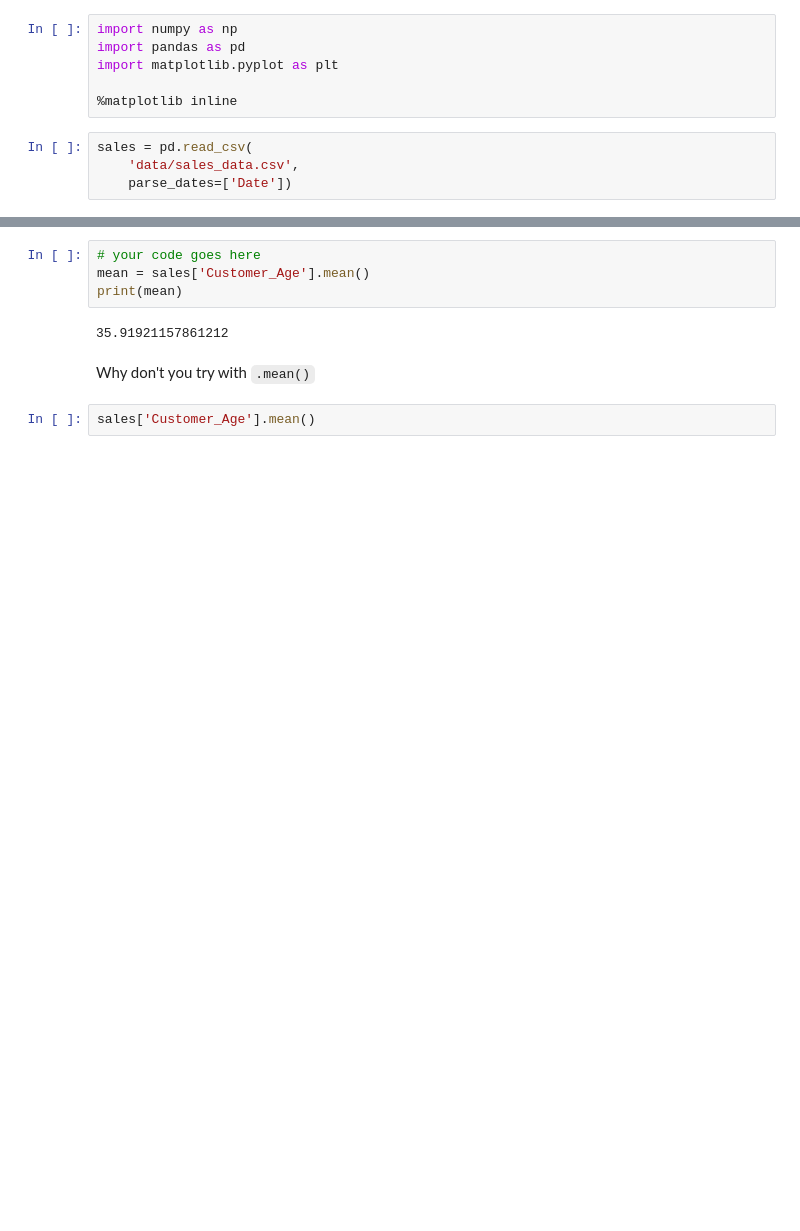
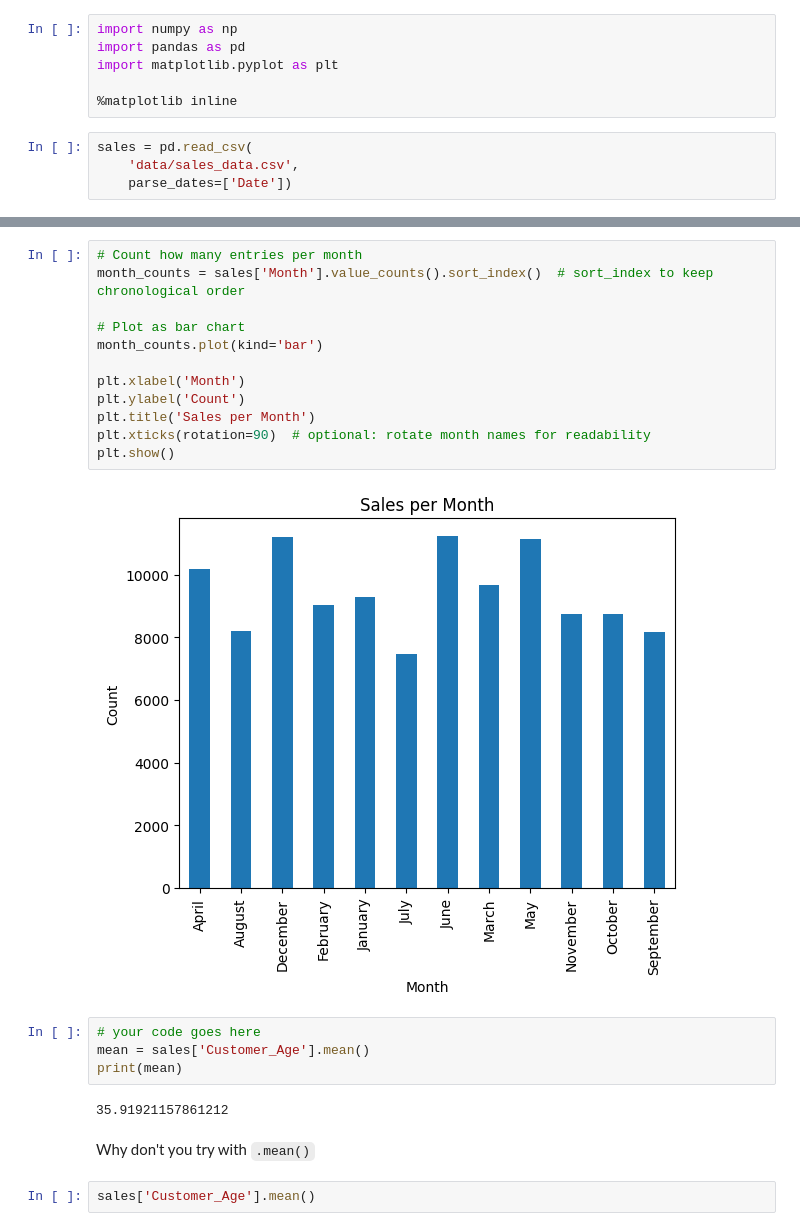
Before and after one commit to TahirHAWK/Python_basics, a Jupyter notebook: FreeCodeCamp-Pandas-Real-Life-Example-master/Exercises_1.ipynb, the cells around one changed output, grey strips where cells are left out. Drawn from its saved outputs; the diff is of its cells as text; blank space fills up the shorter version.

```diff
--- a/FreeCodeCamp-Pandas-Real-Life-Example-master/Exercises_1.ipynb
+++ b/FreeCodeCamp-Pandas-Real-Life-Example-master/Exercises_1.ipynb
@@ -34,6 +34,20 @@ sales.head()
 ![green-divider](https://user-images.githubusercontent.com/7065401/52071924-c003ad80-2562-11e9-8297-1c6595f8a7ff.png)
 
 ### What's the mean of `Customer_Age`?
+# %%
+# Count how many entries per month
+month_counts = sales['Month'].value_counts().sort_index()  # sort_index to keep chronological order
+
+# Plot as bar chart
+month_counts.plot(kind='bar')
+
+plt.xlabel('Month')
+plt.ylabel('Count')
+plt.title('Sales per Month')
+plt.xticks(rotation=90)  # optional: rotate month names for readability
+plt.show()
+# %% [output]
+[figure, added]
 # %%
 # your code goes here
 mean = sales['Customer_Age'].mean()
```
Also changed, not shown: parts of 1 cell of this notebook, 12 other files.
